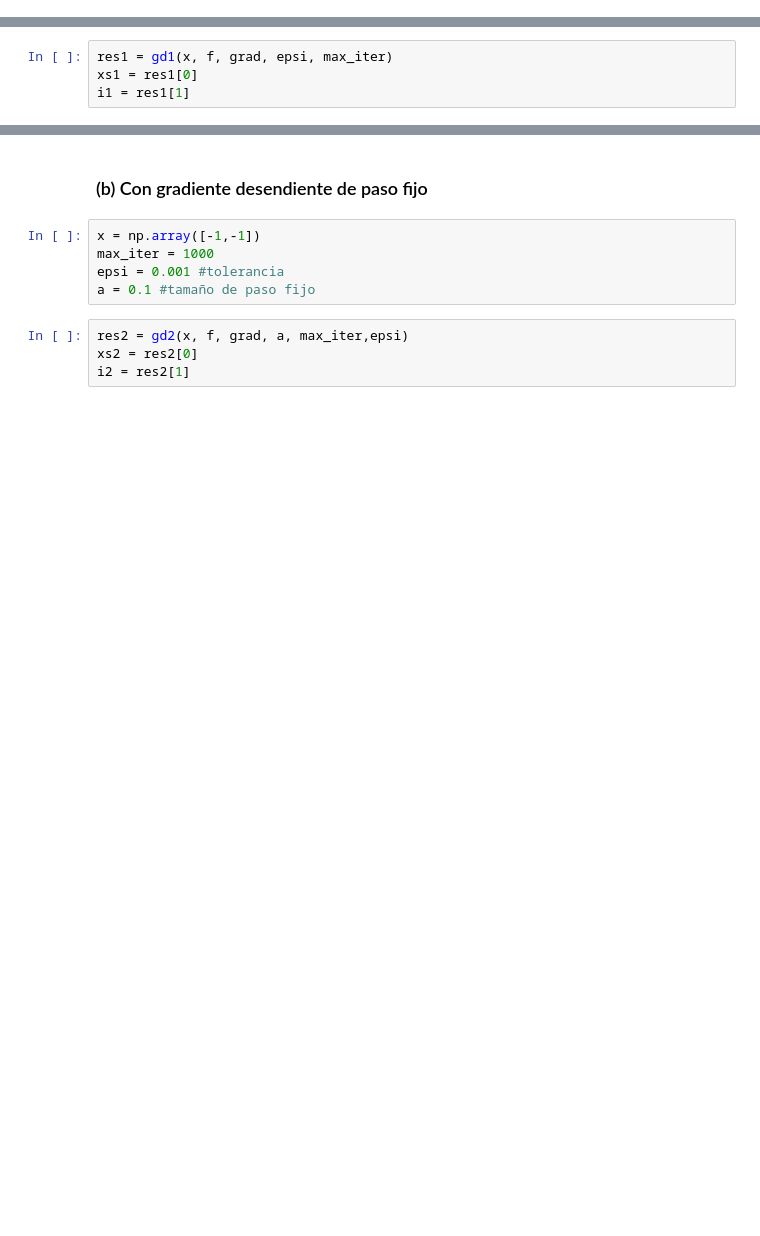
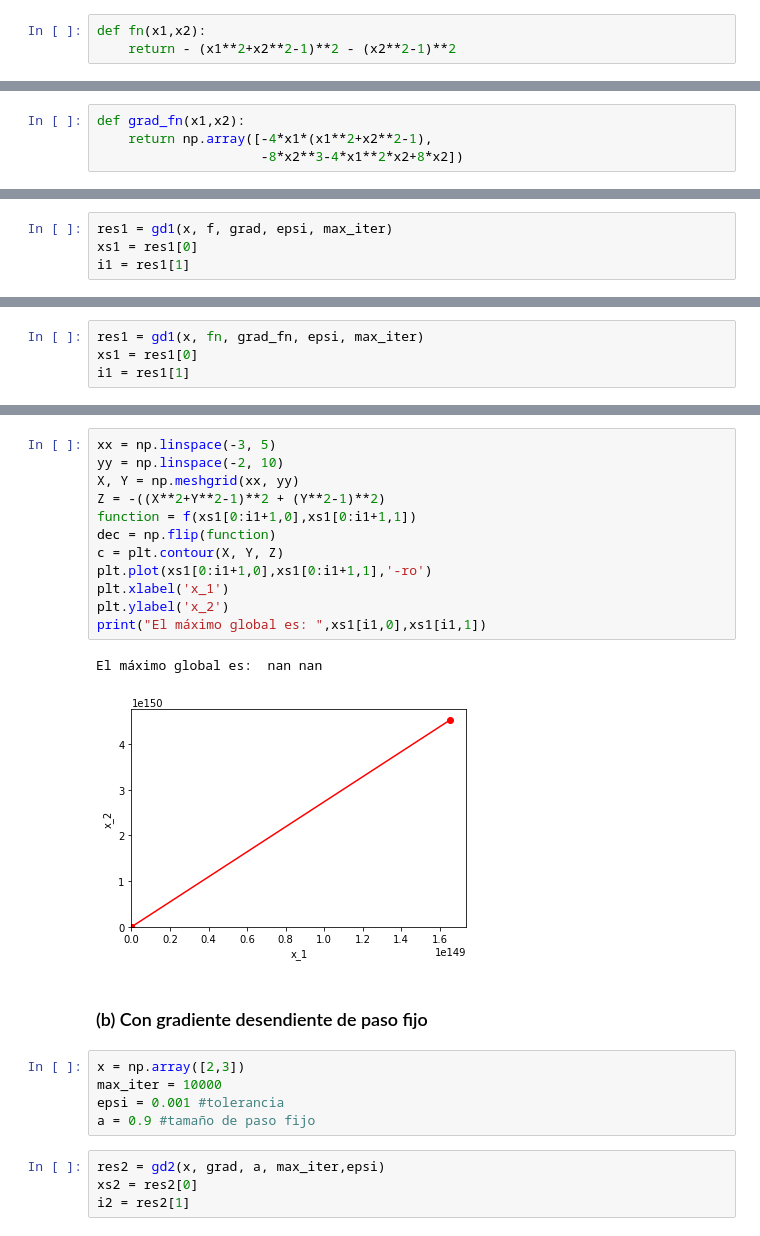
Before and after one commit to lcduquev/Analisis-Numerico, a Jupyter notebook: Problem_3_Steepest_Descent_Method.ipynb, the cells around one changed output, grey strips where cells are left out. Saved outputs shown, nothing was run; the diff lists cells and outputs as text; blank space fills up the shorter version.

```diff
--- a/Problem_3_Steepest_Descent_Method.ipynb
+++ b/Problem_3_Steepest_Descent_Method.ipynb
@@ -19,10 +19,17 @@ import sympy as sp
 # %%
 def f(x1,x2):
     return (x1**2+x2**2-1)**2 + (x2**2-1)**2
+# %%
+def fn(x1,x2):
+    return - (x1**2+x2**2-1)**2 - (x2**2-1)**2
 # %%
 def grad(x1,x2):
     return np.array([4*x1*(x1**2+x2**2-1),
                      8*x2**3+4*x1**2*x2-8*x2])
+# %%
+def grad_fn(x1,x2):
+    return np.array([-4*x1*(x1**2+x2**2-1),
+                     -8*x2**3-4*x1**2*x2+8*x2])
 # %% [markdown]
 ## Programación de los métodos
 # %% [markdown]
@@ -99,0 +112,4 @@ Text(0, 0.5, 'f(x)')
+# %%
+res1 = gd1(x, fn, grad_fn, epsi, max_iter)
+xs1 = res1[0]
+i1 = res1[1]
@@ -100,12 +134,27 @@ Text(0, 0.5, 'f(x)')
+# %%
+xx = np.linspace(-3, 5)
+yy = np.linspace(-2, 10)
+X, Y = np.meshgrid(xx, yy)
+Z = -((X**2+Y**2-1)**2 + (Y**2-1)**2)
+function = f(xs1[0:i1+1,0],xs1[0:i1+1,1])
+dec = np.flip(function)
+c = plt.contour(X, Y, Z)
+plt.plot(xs1[0:i1+1,0],xs1[0:i1+1,1],'-ro')
+plt.xlabel('x_1')
+plt.ylabel('x_2')
+print("El máximo global es: ",xs1[i1,0],xs1[i1,1])
+# %% [output]
+El máximo global es:  nan nan
+[figure, added]
 # %% [markdown]
 ### (b) Con gradiente desendiente de paso fijo
 # %%
-x = np.array([-1,-1])
-max_iter = 1000
+x = np.array([2,3])
+max_iter = 10000
 epsi = 0.001 #tolerancia
-a = 0.1 #tamaño de paso fijo
+a = 0.9 #tamaño de paso fijo
 # %%
-res2 = gd2(x, f, grad, a, max_iter,epsi)
+res2 = gd2(x, grad, a, max_iter,epsi)
 xs2 = res2[0]
 i2 = res2[1]
 # %%
```
Also changed, not shown: parts of 10 cells of this notebook.
